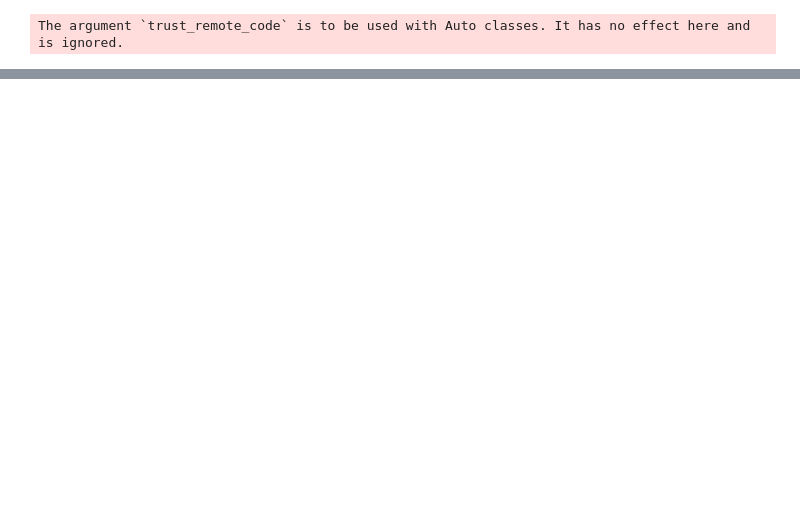
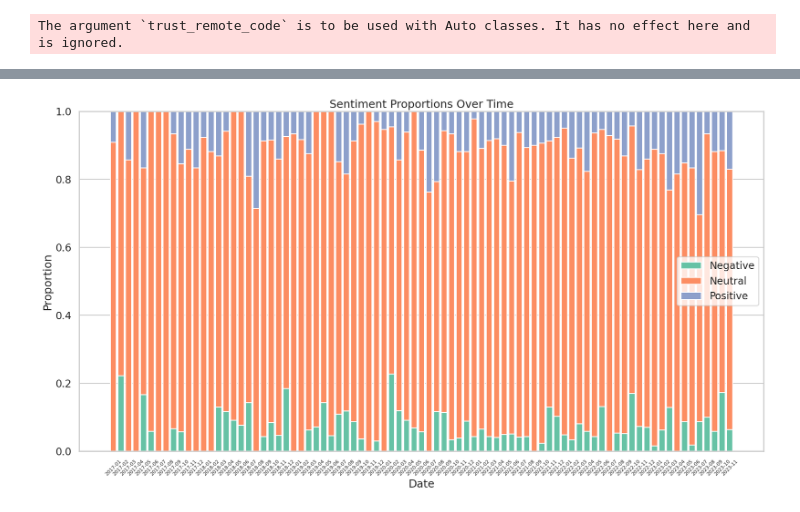
Before and after one commit to FELAB-KHU/SNPQuant, a Jupyter notebook: youtube_Llama2.ipynb, the cells around one changed output, grey strips where cells are left out. Drawn from its saved outputs; the diff is of its cells as text; code cells hidden in the pictures; blank space fills up the shorter version.

```diff
--- a/youtube_Llama2.ipynb
+++ b/youtube_Llama2.ipynb
@@ -47,0 +121,46 @@ for sentiment in out_text:
+# %%
+# sentiments가 neutral, negative, positive가 아닌 행을 NaN으로 변경
+import numpy as np
+sentiments_df = pd.read_csv('./youtube/_transcribe/youtube_sentiment.csv')
+df = pd.read_csv('./youtube/_transcribe/youtube_transcribe.csv')
+
+sentiments_df['sentiment'] = sentiments_df['sentiment'].apply(lambda x: np.nan if x not in ['neutral', 'negative', 'positive'] else x)
+df1 = pd.concat([df, sentiments_df], axis=1) # df와 sentiments_df를 합침
+df2 = df1.dropna(subset=['sentiment']) # sentiment가 NaN인 행을 제거
+df2['date'] = pd.to_datetime(df2['date'], format='%Y-%m-%d', errors='ignore') # date를 날짜로 변환
+
+# 비율을 데이터프레임으로 저장
+df3 = df2.groupby([df2['date'].dt.strftime('%Y-%m'), 'sentiment'])['sentiment'].count().unstack('sentiment')
+
+# NaN 값을 0으로 변경
+df3.fillna(0, inplace=True)
+df3['total'] = df3['negative'] + df3['neutral'] + df3['positive']
+df3['negative'] = df3['negative'] / df3['total']
+df3['neutral'] = df3['neutral'] / df3['total']
+df3['positive'] = df3['positive'] / df3['total']
+df3.drop(['total'], axis=1, inplace=True)
+df3.reset_index(inplace=True)
+# %%
+# 비율을 히스토그램으로 예쁘게 표시
+import matplotlib.pyplot as plt
+import seaborn as sns
+
+plt.figure(figsize=(20, 10))
+sns.set_style('whitegrid')
+sns.set_context('talk')
+sns.set_palette('Set2')
+
+# Stacked bar plot
+plt.bar(df3['date'], df3['negative'], label='Negative')
+plt.bar(df3['date'], df3['neutral'], bottom=df3['negative'], label='Neutral')
+plt.bar(df3['date'], df3['positive'], bottom=df3['negative'] + df3['neutral'], label='Positive')
+
+plt.xticks(rotation=45, fontsize=8)
+plt.xlabel('Date')
+plt.ylabel('Proportion')
+plt.title('Sentiment Proportions Over Time')
+plt.legend()
+
+plt.show()
+# %% [output]
+[figure, added]
```
Also changed, not shown: parts of 6 cells of this notebook.
